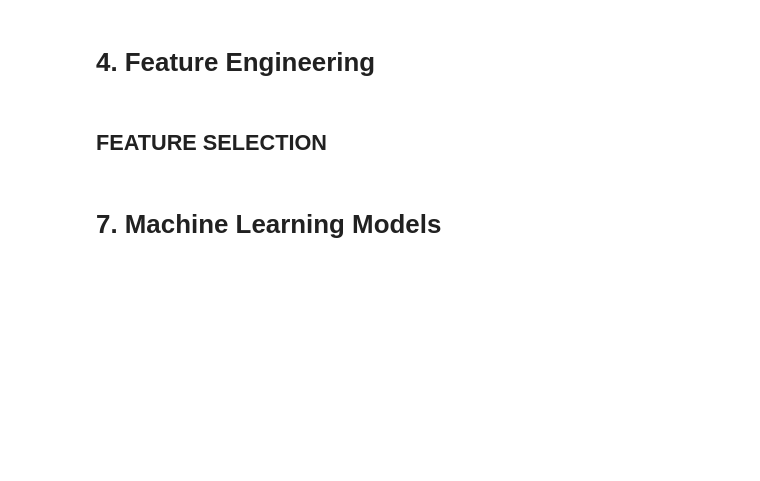
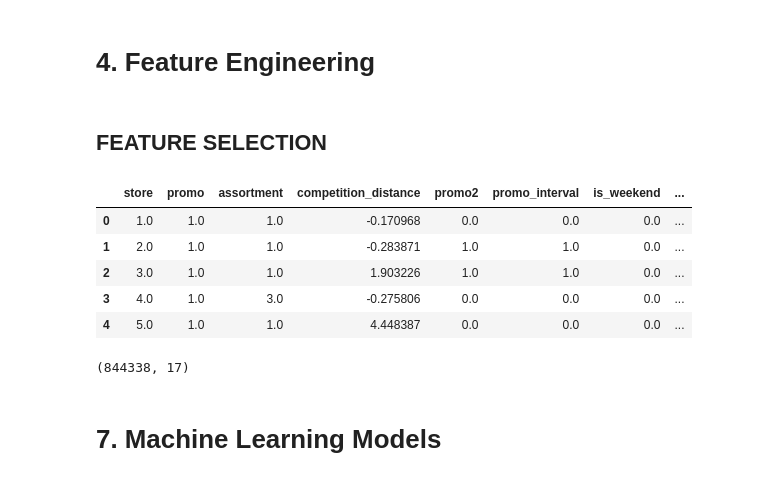
Before and after one commit to lucasstelm/rossman_sales, a Jupyter notebook: notebooks/rossman_sales_prediction.ipynb, the cells around one changed output. Drawn from its saved outputs; the diff is of its cells as text; code cells hidden in the pictures; blank space fills up the shorter version.

```diff
--- a/notebooks/rossman_sales_prediction.ipynb
+++ b/notebooks/rossman_sales_prediction.ipynb
@@ -200,9 +229,10 @@ df = df_raw.copy()
 df = df[df['Open'] == 1]
 df = df[df['Sales'] > 0]
 df['Date'] = pd.to_datetime(df['Date'])
+column_names_to_snake_case(df)
 
-X_train = df.drop(['Sales', 'Customers'], axis=1).copy()
-y_train = df['Sales'].copy()
+X_train = df.drop(['sales', 'customers'], axis=1).copy()
+y_train = df['sales'].copy()
 
 print(f'Number of rows: {df.shape[0]}')
 print(f'Number of columns: {df.shape[1]}')
@@ -243,26 +265,20 @@ msno.matrix(df)
 # %%
 msno.heatmap(df)
 # %%
-class DataFrameCleaner(BaseEstimator, TransformerMixin):
+class MissingValueImputer(BaseEstimator, TransformerMixin):
     def __init__(self):
         pass
 
     def fit(self, X, y=None):
 
-        self.competition_open_since_month_imputer = SimpleImputer(strategy='median').fit(X[['CompetitionOpenSinceMonth']])
-        self.competition_open_since_year_imputer = SimpleImputer(strategy='median').fit(X[['CompetitionOpenSinceYear']])
+        self.competition_open_since_month_imputer = SimpleImputer(strategy='median').fit(X[['competition_open_since_month']])
+        self.competition_open_since_year_imputer = SimpleImputer(strategy='median').fit(X[['competition_open_since_year']])
 
         return self
 
     def transform(self, X):
 
         X = X.copy()
-
-        # CHANGING COLUMN NAMES TO SNAKE_CASE
-        cols_old = X.columns
-        snakecase = lambda x: inflection.underscore(x)
-        cols_new = list(map(snakecase, cols_old))
-        X.columns = cols_new
 
         # FILLING IN MISSING VALUES
         # Maximum competition distance is 75,860 meters. Considering that missing values are probably related to stores with
@@ -336,9 +352,15 @@ class AttributesAdder(BaseEstimator, TransformerMixin):
         # Extract features from date column
         X['month'] = X['date'].dt.month
         X['day_of_month'] = X['date'].dt.day
-        X['week_of_year'] = X['date'].dt.weekofyear
+        X['week_of_year'] = X['date'].dt.isocalendar().week
         X['is_weekend'] = X['date'].dt.weekday > 4
         X['is_weekend'] = X['is_weekend'].astype(int)
+
+        # Correct data types
+        X['competition_open_since_month'] = X['competition_open_since_month'].astype(int)
+        X['competition_open_since_year'] = X['competition_open_since_year'].astype(int)
+        X['promo2_since_week'] = X['promo2_since_week'].astype(int)
+        X['promo2_since_year'] = X['promo2_since_year'].astype(int)
 
         # Combine year and month of competition opening and then calculate the elapsed time in months since competition opened.
         X['competition_since_date'] = X.apply(lambda x: datetime.datetime(year=x['competition_open_since_year'],
@@ -434,7 +456,7 @@ class Encoder(BaseEstimator, TransformerMixin):
 # %% [markdown]
 ## FEATURE SELECTION
 # %%
-pipeline = Pipeline(steps=[('data_frame_cleaner', DataFrameCleaner()),
+pipeline = Pipeline(steps=[('data_frame_cleaner', MissingValueImputer()),
                              ('attributes_adder', AttributesAdder()),
                              ('scaler', Scaler()),
                              ('encoder', Encoder()),
@@ -442,4 +464,12 @@ pipeline = Pipeline(steps=[('data_frame_cleaner', DataFrameCleaner()),
                              ])
 # %%
 df_selected = pipeline.fit_transform(X_train, y_train)
-df_selected
+df_selected = pd.DataFrame(df_selected, columns=pipeline[-1].get_feature_names_out())
+df_selected.head()
+# %% [output]
+|  | store | promo | assortment | competition_distance | promo2 | promo_interval | is_weekend | ... |
+| 0 | 1.0 | 1.0 | 1.0 | -0.170968 | 0.0 | 0.0 | 0.0 | ... |
+| 1 | 2.0 | 1.0 | 1.0 | -0.283871 | 1.0 | 1.0 | 0.0 | ... |
+| 2 | 3.0 | 1.0 | 1.0 | 1.903226 | 1.0 | 1.0 | 0.0 | ... |
+| 3 | 4.0 | 1.0 | 3.0 | -0.275806 | 0.0 | 0.0 | 0.0 | ... |
+| 4 | 5.0 | 1.0 | 1.0 | 4.448387 | 0.0 | 0.0 | 0.0 | ... |
@@ -449,5 +476,7 @@ df_selected.head()
 # %%
 df_selected.shape
+# %% [output]
+(844338, 17)
 # %% [markdown]
 # 7. Machine Learning Models
 # %% [markdown]
```
Also changed, not shown: parts of 34 cells of this notebook.
